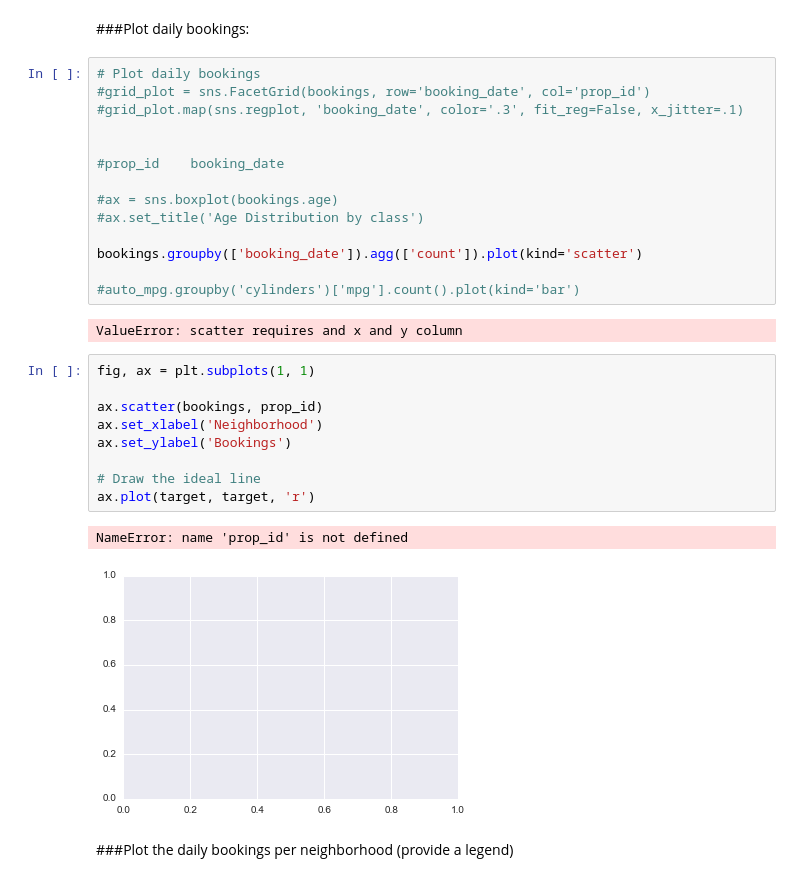
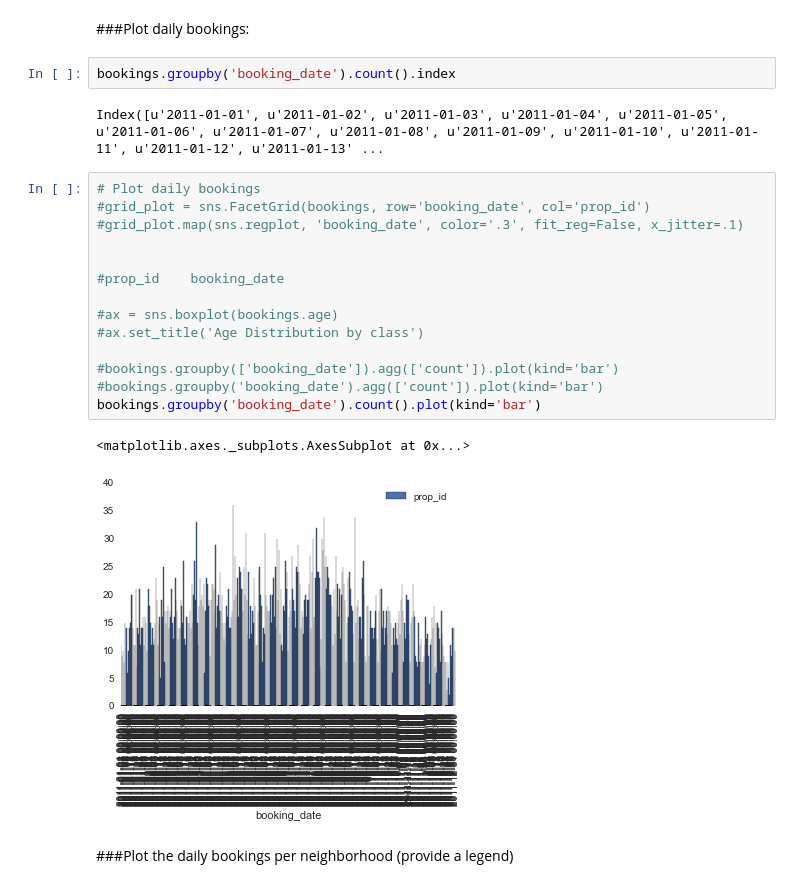
Before and after one commit to jofo45/DAT_SF_11, a Jupyter notebook: homeworks/hw1/hw1_soln.ipynb, the cells around one changed output. Saved outputs shown, nothing was run; the diff lists cells and outputs as text.

```diff
--- a/homeworks/hw1/hw1_soln.ipynb
+++ b/homeworks/hw1/hw1_soln.ipynb
@@ -86,33 +179,26 @@ listings.groupby(['prop_type', 'neighborhood']).agg(['mean', 'count'])
 |  | Neighborhood 4 | 20.000000 | 1 | 40.000000 | 1 | 2.000000 | 1 | 4.000000 | 1 | ... |
 # %% [markdown]
 ###Plot daily bookings:
+# %%
+bookings.groupby('booking_date').count().index
+# %% [output]
+Index([u'2011-01-01', u'2011-01-02', u'2011-01-03', u'2011-01-04', u'2011-01-05', u'2011-01-06', u'2011-01-07', u'2011-01-08', u'2011-01-09', u'2011-01-10', u'2011-01-11', u'2011-01-12', u'2011-01-13' ...
 # %%
 # Plot daily bookings
 #grid_plot = sns.FacetGrid(bookings, row='booking_date', col='prop_id')
 #grid_plot.map(sns.regplot, 'booking_date', color='.3', fit_reg=False, x_jitter=.1)
 
 
 #prop_id	booking_date
 
 #ax = sns.boxplot(bookings.age)
 #ax.set_title('Age Distribution by class')
 
-bookings.groupby(['booking_date']).agg(['count']).plot(kind='scatter')
-
-#auto_mpg.groupby('cylinders')['mpg'].count().plot(kind='bar')
+#bookings.groupby(['booking_date']).agg(['count']).plot(kind='bar')
+#bookings.groupby('booking_date').agg(['count']).plot(kind='bar')
+bookings.groupby('booking_date').count().plot(kind='bar')
 # %% [output]
-ValueError: scatter requires and x and y column
+<matplotlib.axes._subplots.AxesSubplot at 0x...>
+[figure, added]
-# %%
-fig, ax = plt.subplots(1, 1)
-
-ax.scatter(bookings, prop_id)
-ax.set_xlabel('Neighborhood')
-ax.set_ylabel('Bookings')
-
-# Draw the ideal line
-ax.plot(target, target, 'r')
-# %% [output]
-NameError: name 'prop_id' is not defined
-[figure, removed]
 # %% [markdown]
 ###Plot the daily bookings per neighborhood (provide a legend)
```
Also changed, not shown: parts of 23 cells of this notebook.
